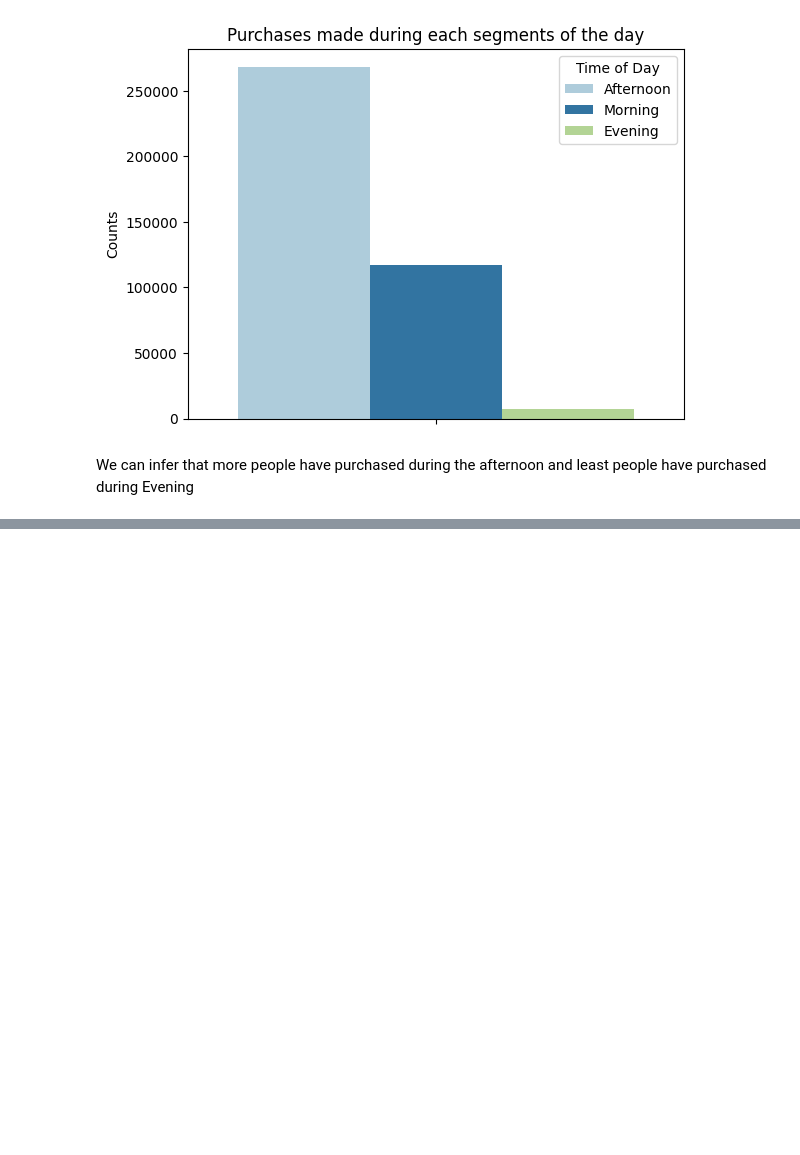
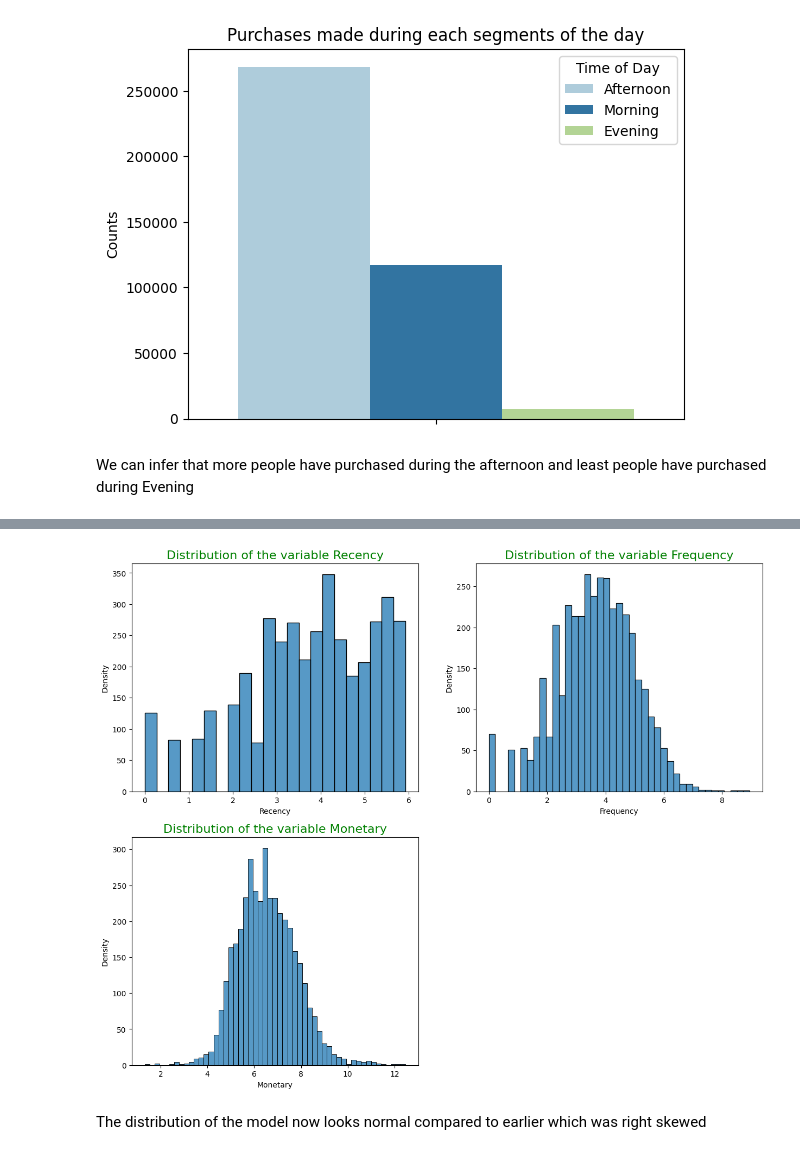
Before and after one commit to Tilak46-R/Customer-segmentation-using-unsupervised-learning, a Jupyter notebook: Customer_segmentation_using_unsupervised_learning.ipynb, the cells around one changed output, grey strips where cells are left out. Cells and saved outputs as stored; diff of their text form; code cells hidden in the pictures; blank space fills up the shorter version.

```diff
--- a/Customer_segmentation_using_unsupervised_learning.ipynb
+++ b/Customer_segmentation_using_unsupervised_learning.ipynb
@@ -773,0 +863,31 @@ We can infer that more people have purchased during the afternoon and least peop
+# %%
+# treat the negative and zero values to handle infinite numbers during log transformation
+
+def negative_handling(num):
+  if num<=0:
+    return 1
+  else:
+    return num
+
+#Applting function to Recency and Monetary
+rfm_df['Recency'] = [negative_handling(x) for x in rfm_df['Recency']]
+rfm_df['Monetary'] = [negative_handling(x) for x in rfm_df['Monetary']]
+
+# apply log transfomation to RFM values
+log_df = rfm_df[['Recency', 'Frequency', 'Monetary']].apply(np.log, axis=1).round(3)
+# %%
+#plotting the log distribution
+
+count =1
+plt.subplots(figsize = (15,12))
+for feature in log_df:
+  plt.subplot(2,2,count)
+  sns.histplot(log_df[feature])
+  plt.title(f"Distribution of the variable {feature}", fontsize=16,color = 'g')
+  plt.xlabel(f"{feature}")
+  plt.ylabel("Density")
+  count += 1
+# %% [output]
+[figure, added]
+# %% [markdown]
+The distribution of the model now looks normal compared to earlier which was right skewed
```
Also changed, not shown: parts of 17 cells of this notebook.
